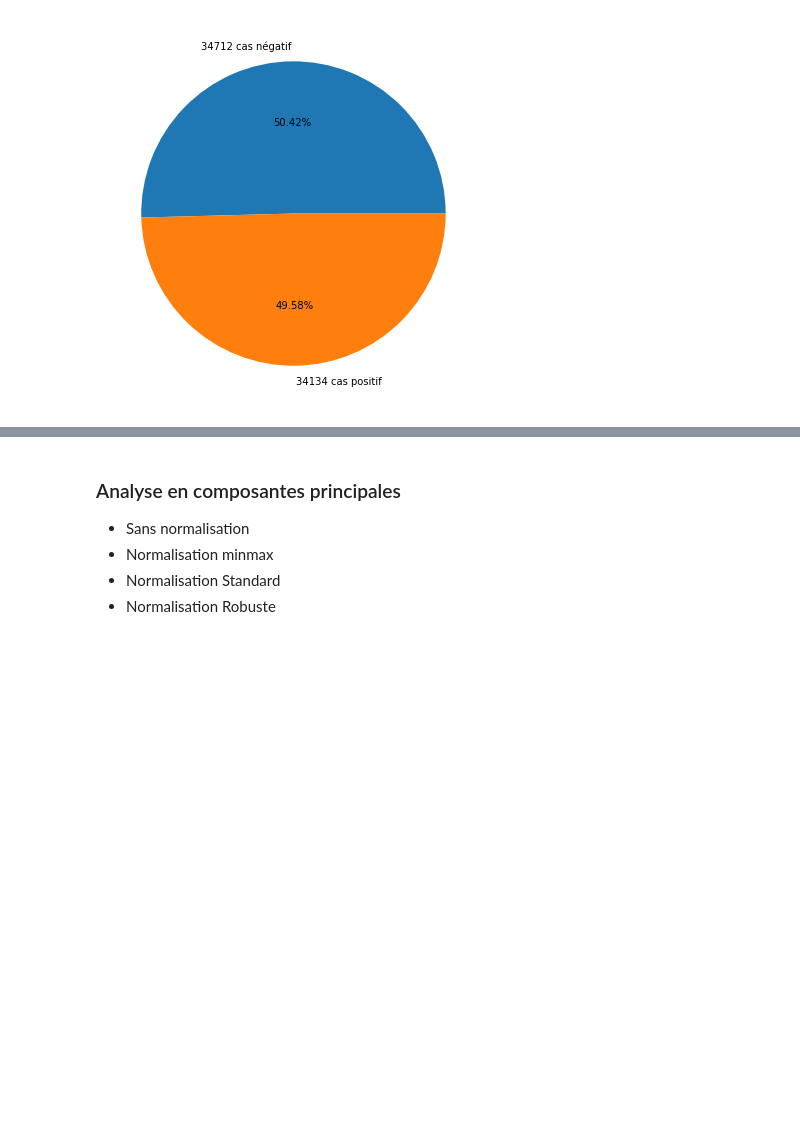
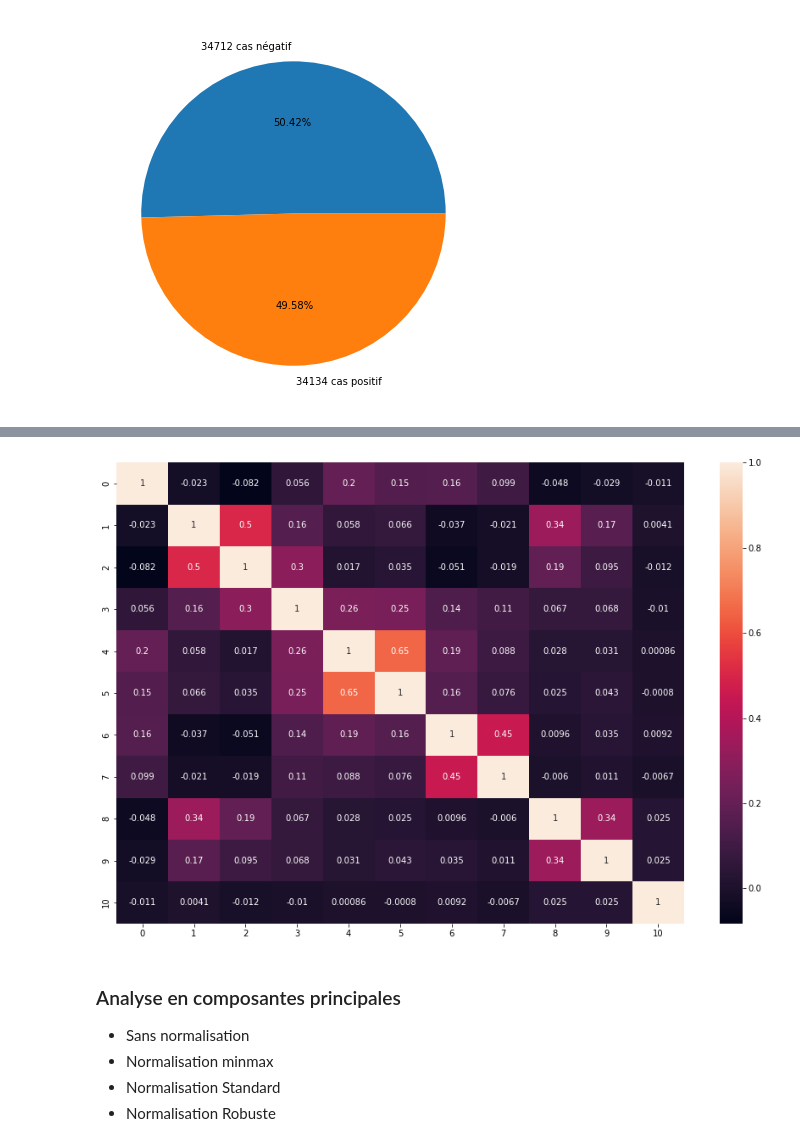
Before and after one commit to jpphi/prj_final, a Jupyter notebook: E1/E1_baseb12.ipynb, the cells around one changed output, grey strips where cells are left out. Cells and saved outputs as stored; diff of their text form; code cells hidden in the pictures; blank space fills up the shorter version.

```diff
--- a/E1/E1_baseb12.ipynb
+++ b/E1/E1_baseb12.ipynb
@@ -709,3 +721,16 @@ X_train, X_test, Y_train, Y_test= train_test_split(X, Y, test_size= 0.3, random_
+# %%
+import seaborn as sn
+
+scaler= StandardScaler()
+
+matrice= scaler.fit_transform(X)
+mat= pd.DataFrame(matrice)
+corrMatrix = mat.corr()
+plt.figure(figsize=(15,10))
+sn.heatmap(corrMatrix, annot=True)
+plt.show()
+# %% [output]
+[figure, added]
 # %% [markdown]
 ### Analyse en composantes principales
 - Sans normalisation
```
Also changed, not shown: parts of 60 cells of this notebook, 6 other files.
